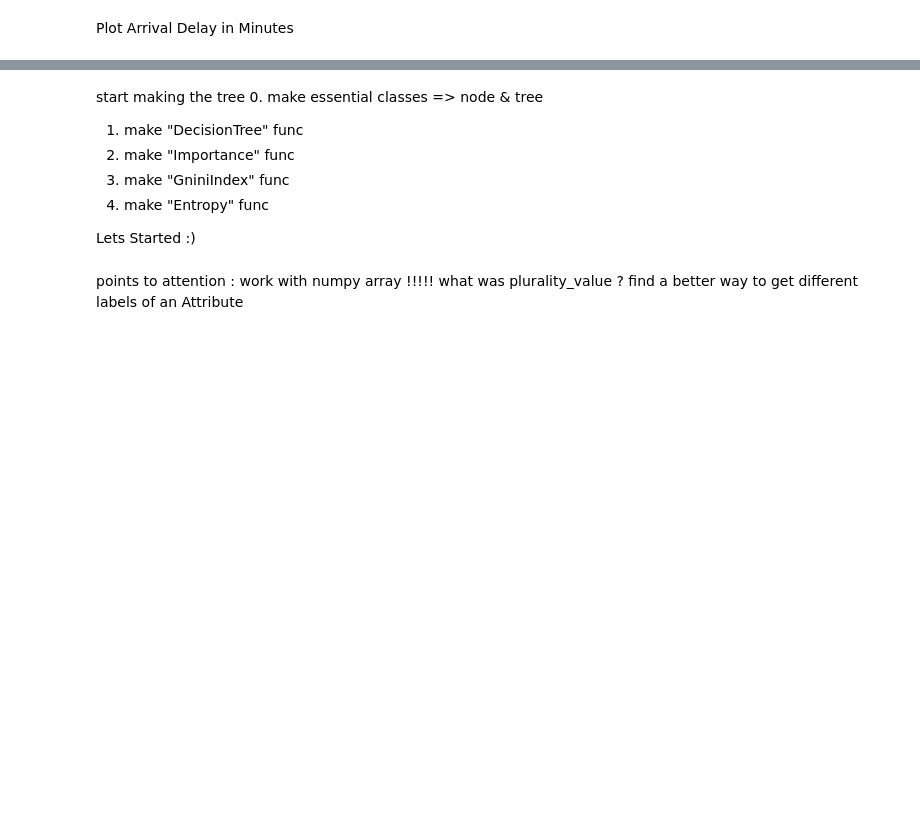
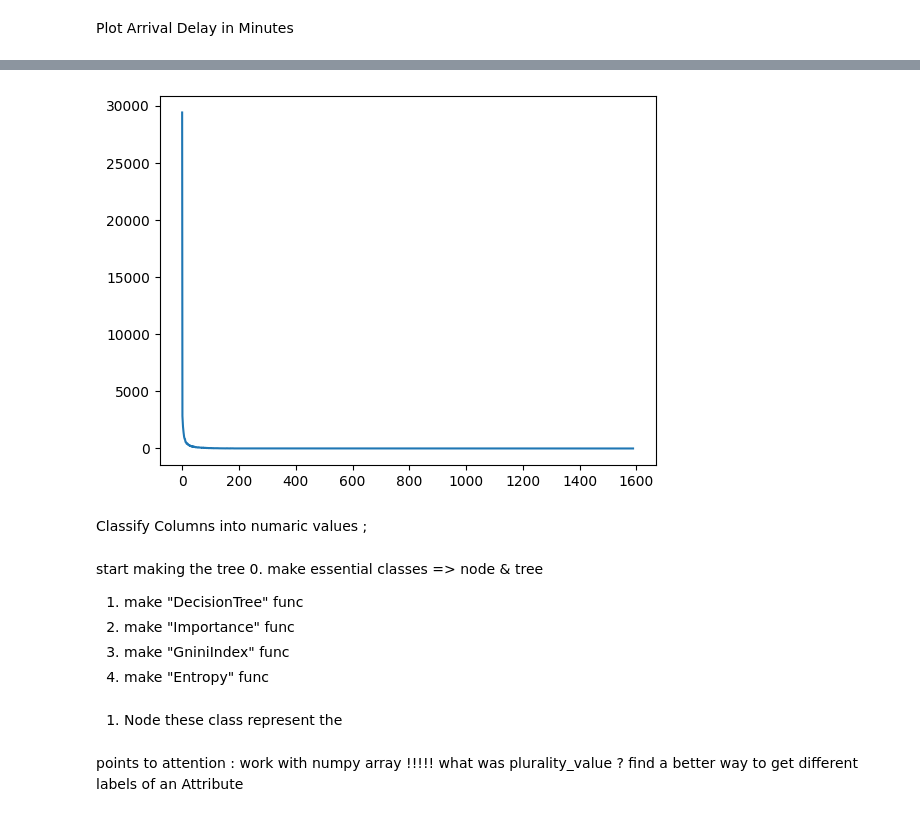
Before and after one commit to zahra121281/AIProjects2023-2024, a Jupyter notebook: DecisionTree/DecisionTree.ipynb, the cells around one changed output, grey strips where cells are left out. Drawn from its saved outputs; the diff is of its cells as text; code cells hidden in the pictures; blank space fills up the shorter version.

```diff
--- a/DecisionTree/DecisionTree.ipynb
+++ b/DecisionTree/DecisionTree.ipynb
@@ -355,0 +343,30 @@ max and min in Departure Delay in Minutes
+# %%
+
+train = train.drop( "id", axis='columns' )
+test = test.drop( "id", axis='columns' )
+train = train.drop( "Departure/Arrival time convenient", axis='columns' )
+test = test.drop( "Departure/Arrival time convenient", axis='columns' )
+
+
+c0 =  train['Departure Delay in Minutes']
+# print("max and min in age")
+c1 = train['Arrival Delay in Minutes']
+arrival_departure_delay = []
+for i in range(len(c0)) :
+    arrival_departure_delay.append( (int)((c0[i]+c1[i])/2) )
+train.insert(21 , 'Arrival/Departure Delay in Minutes' , arrival_departure_delay)
+
+c0 =  test['Departure Delay in Minutes']
+# print("max and min in age")
+c1 = test['Arrival Delay in Minutes']
+arrival_departure_delay = []
+for i in range(len(c0)) :
+    arrival_departure_delay.append( (int)((c0[i]+c1[i])/2) )
+
+test.insert(21 , 'Arrival/Departure Delay in Minutes' , arrival_departure_delay)
+
+train = train.drop( "Departure Delay in Minutes", axis='columns' )
+test = test.drop( "Departure Delay in Minutes", axis='columns' )
+
+train = train.drop( "Arrival Delay in Minutes", axis='columns' )
+test = test.drop( "Arrival Delay in Minutes", axis='columns' )
@@ -356 +392,9 @@ max and min in Departure Delay in Minutes
+# %%
+unique_values,count = np.unique(train["Arrival/Departure Delay in Minutes"], return_counts=True)
+plt.plot(unique_values,count)
+plt.show()
+# %% [output]
+[figure, added]
+# %% [markdown]
+Classify Columns into numaric values ;
 # %%
@@ -443,8 +448,9 @@ start making the tree
 2. make "Importance" func
 3. make "GniniIndex" func
 4. make "Entropy" func
-
-Lets Started :)
+# %% [markdown]
+1. Node
+these class represent the
 # %%
 class Node(object) :
     def __init__(self,attribute=None ,classification=None , data=None):
```
Also changed, not shown: parts of 22 cells of this notebook, 8 other files.
